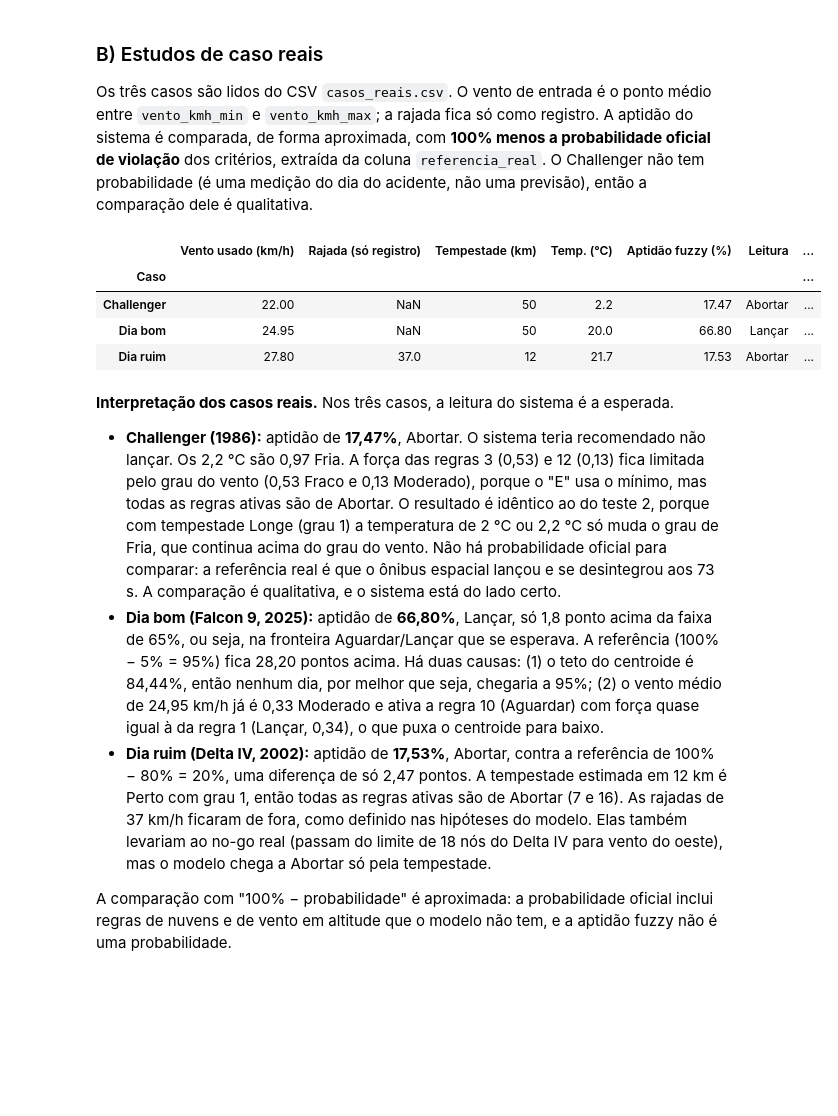
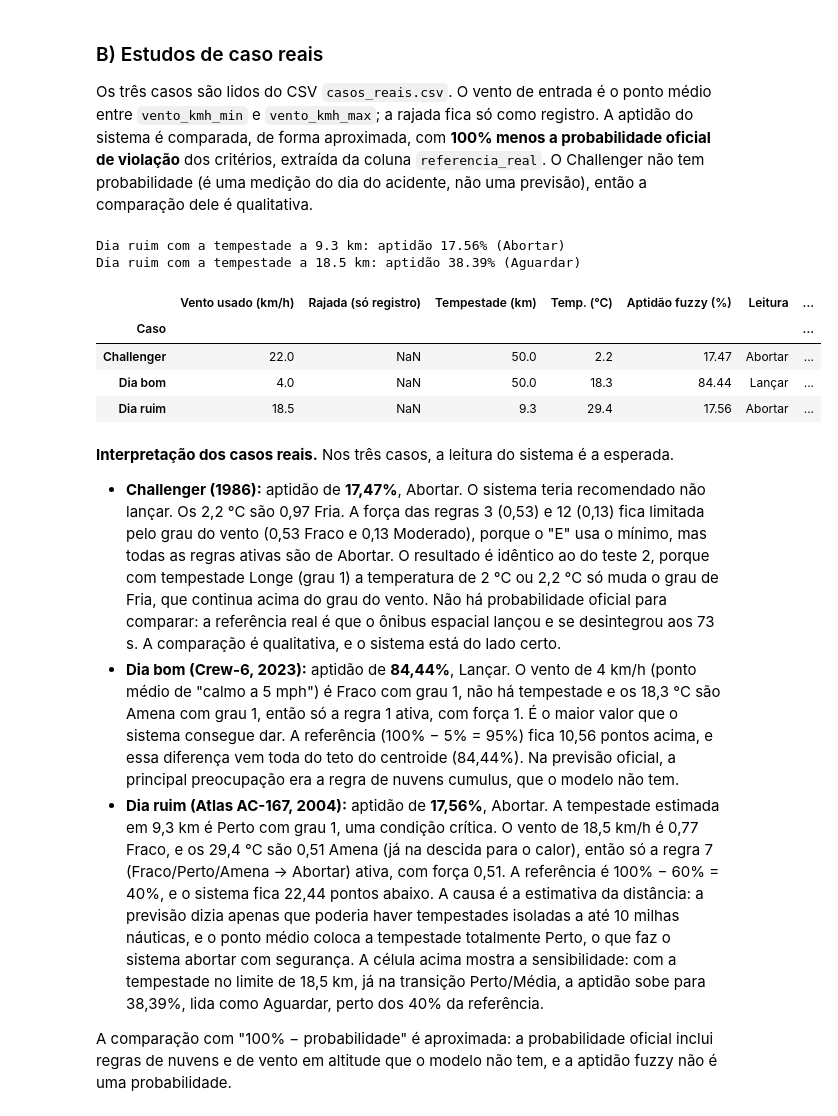
Before and after one commit to kiovaz/fuzzy-launch-decision, a Jupyter notebook: notebook/lancamento_fuzzy.ipynb, the cells around one changed output. Drawn from its saved outputs; the diff is of its cells as text; code cells hidden in the pictures; blank space fills up the shorter version.

```diff
--- a/notebook/lancamento_fuzzy.ipynb
+++ b/notebook/lancamento_fuzzy.ipynb
@@ -873,34 +875,42 @@ Entre os pontos com termo crítico ativo (708 + 1.731 = 2.439), as contagens por
 
 Os três casos são lidos do CSV `casos_reais.csv`. O vento de entrada é o ponto médio entre `vento_kmh_min` e `vento_kmh_max`; a rajada fica só como registro. A aptidão do sistema é comparada, de forma aproximada, com **100% menos a probabilidade oficial de violação** dos critérios, extraída da coluna `referencia_real`. O Challenger não tem probabilidade (é uma medição do dia do acidente, não uma previsão), então a comparação dele é qualitativa.
 # %%
-ESPERADO_CASOS = {'Challenger': 'Abortar', 'Dia bom': 'Lançar ou fronteira Aguardar/Lançar', 'Dia ruim': 'Abortar'}
+ESPERADO_CASOS = {'Challenger': 'Abortar', 'Dia bom': 'Lançar', 'Dia ruim': 'Abortar'}
 
 linhas_b = []
 for _, c in casos.iterrows():
     v = (c.vento_kmh_min + c.vento_kmh_max) / 2
     apt, ativas = avaliar(v, c.dist_tempestade_km, c.temp_c, com_regras=True)
     prob = re.search(r'(\d+(?:[.,]\d+)?)\s*%', c.referencia_real)
     referencia = 100 - float(prob.group(1).replace(',', '.')) if prob else np.nan
     linhas_b.append({'Caso': c.caso, 'Vento usado (km/h)': v, 'Rajada (só registro)': c.rajada_kmh,
                      'Tempestade (km)': c.dist_tempestade_km, 'Temp. (°C)': c.temp_c,
                      'Aptidão fuzzy (%)': round(apt, 2), 'Leitura': leitura(apt), 'Esperado': ESPERADO_CASOS[c.caso],
                      'Referência real': c.referencia_real, '100% − P(violação)': referencia,
                      'Diferença (pontos)': round(apt - referencia, 2) if prob else np.nan,
                      'Regras ativadas (força)': descreve_regras(ativas)})
 tabela_casos = pd.DataFrame(linhas_b).set_index('Caso')
+
+# Sensibilidade do dia ruim à distância estimada ('até 10 milhas náuticas' = de 0 a 18,5 km)
+ruim = casos.set_index('caso').loc['Dia ruim']
+for distancia in (ruim.dist_tempestade_km, 18.5):
+    apt = avaliar((ruim.vento_kmh_min + ruim.vento_kmh_max) / 2, distancia, ruim.temp_c)
+    print(f'Dia ruim com a tempestade a {distancia} km: aptidão {apt:.2f}% ({leitura(apt)})')
 tabela_casos
 # %% [output]
+Dia ruim com a tempestade a 9.3 km: aptidão 17.56% (Abortar)
+Dia ruim com a tempestade a 18.5 km: aptidão 38.39% (Aguardar)
 |  | Vento usado (km/h) | Rajada (só registro) | Tempestade (km) | Temp. (°C) | Aptidão fuzzy (%) | Leitura | ... |
 | Caso |  |  |  |  |  |  | ... |
-| Challenger | 22.00 | NaN | 50 | 2.2 | 17.47 | Abortar | ... |
-| Dia bom | 24.95 | NaN | 50 | 20.0 | 66.80 | Lançar | ... |
-| Dia ruim | 27.80 | 37.0 | 12 | 21.7 | 17.53 | Abortar | ... |
+| Challenger | 22.0 | NaN | 50.0 | 2.2 | 17.47 | Abortar | ... |
+| Dia bom | 4.0 | NaN | 50.0 | 18.3 | 84.44 | Lançar | ... |
+| Dia ruim | 18.5 | NaN | 9.3 | 29.4 | 17.56 | Abortar | ... |
 # %% [markdown]
 **Interpretação dos casos reais.** Nos três casos, a leitura do sistema é a esperada.
 
 - **Challenger (1986):** aptidão de **17,47%**, Abortar. O sistema teria recomendado não lançar. Os 2,2 °C são 0,97 Fria. A força das regras 3 (0,53) e 12 (0,13) fica limitada pelo grau do vento (0,53 Fraco e 0,13 Moderado), porque o "E" usa o mínimo, mas todas as regras ativas são de Abortar. O resultado é idêntico ao do teste 2, porque com tempestade Longe (grau 1) a temperatura de 2 °C ou 2,2 °C só muda o grau de Fria, que continua acima do grau do vento. Não há probabilidade oficial para comparar: a referência real é que o ônibus espacial lançou e se desintegrou aos 73 s. A comparação é qualitativa, e o sistema está do lado certo.
-- **Dia bom (Falcon 9, 2025):** aptidão de **66,80%**, Lançar, só 1,8 ponto acima da faixa de 65%, ou seja, na fronteira Aguardar/Lançar que se esperava. A referência (100% − 5% = 95%) fica 28,20 pontos acima. Há duas causas: (1) o teto do centroide é 84,44%, então nenhum dia, por melhor que seja, chegaria a 95%; (2) o vento médio de 24,95 km/h já é 0,33 Moderado e ativa a regra 10 (Aguardar) com força quase igual à da regra 1 (Lançar, 0,34), o que puxa o centroide para baixo.
-- **Dia ruim (Delta IV, 2002):** aptidão de **17,53%**, Abortar, contra a referência de 100% − 80% = 20%, uma diferença de só 2,47 pontos. A tempestade estimada em 12 km é Perto com grau 1, então todas as regras ativas são de Abortar (7 e 16). As rajadas de 37 km/h ficaram de fora, como definido nas hipóteses do modelo. Elas também levariam ao no-go real (passam do limite de 18 nós do Delta IV para vento do oeste), mas o modelo chega a Abortar só pela tempestade.
+- **Dia bom (Crew-6, 2023):** aptidão de **84,44%**, Lançar. O vento de 4 km/h (ponto médio de "calmo a 5 mph") é Fraco com grau 1, não há tempestade e os 18,3 °C são Amena com grau 1, então só a regra 1 ativa, com força 1. É o maior valor que o sistema consegue dar. A referência (100% − 5% = 95%) fica 10,56 pontos acima, e essa diferença vem toda do teto do centroide (84,44%). Na previsão oficial, a principal preocupação era a regra de nuvens cumulus, que o modelo não tem.
+- **Dia ruim (Atlas AC-167, 2004):** aptidão de **17,56%**, Abortar. A tempestade estimada em 9,3 km é Perto com grau 1, uma condição crítica. O vento de 18,5 km/h é 0,77 Fraco, e os 29,4 °C são 0,51 Amena (já na descida para o calor), então só a regra 7 (Fraco/Perto/Amena → Abortar) ativa, com força 0,51. A referência é 100% − 60% = 40%, e o sistema fica 22,44 pontos abaixo. A causa é a estimativa da distância: a previsão dizia apenas que poderia haver tempestades isoladas a até 10 milhas náuticas, e o ponto médio coloca a tempestade totalmente Perto, o que faz o sistema abortar com segurança. A célula acima mostra a sensibilidade: com a tempestade no limite de 18,5 km, já na transição Perto/Média, a aptidão sobe para 38,39%, lida como Aguardar, perto dos 40% da referência.
 
 A comparação com "100% − probabilidade" é aproximada: a probabilidade oficial inclui regras de nuvens e de vento em altitude que o modelo não tem, e a aptidão fuzzy não é uma probabilidade.
 # %% [markdown]
```
Also changed, not shown: parts of 6 cells of this notebook, 2 other files.
